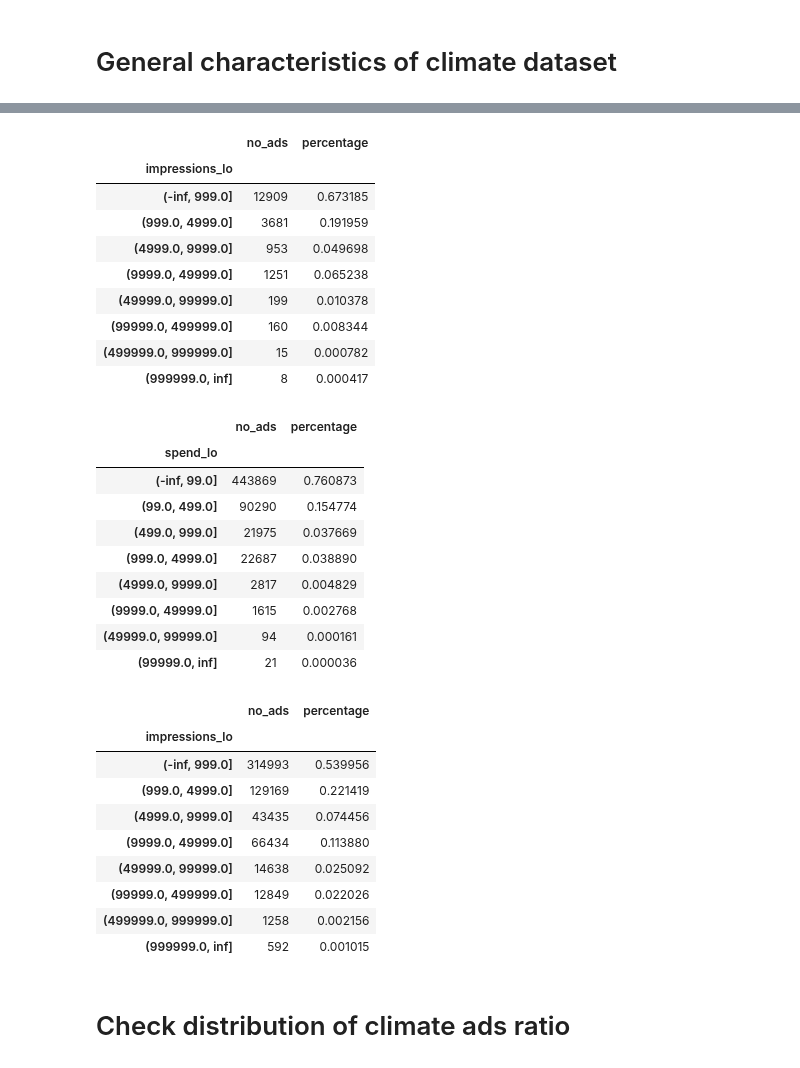
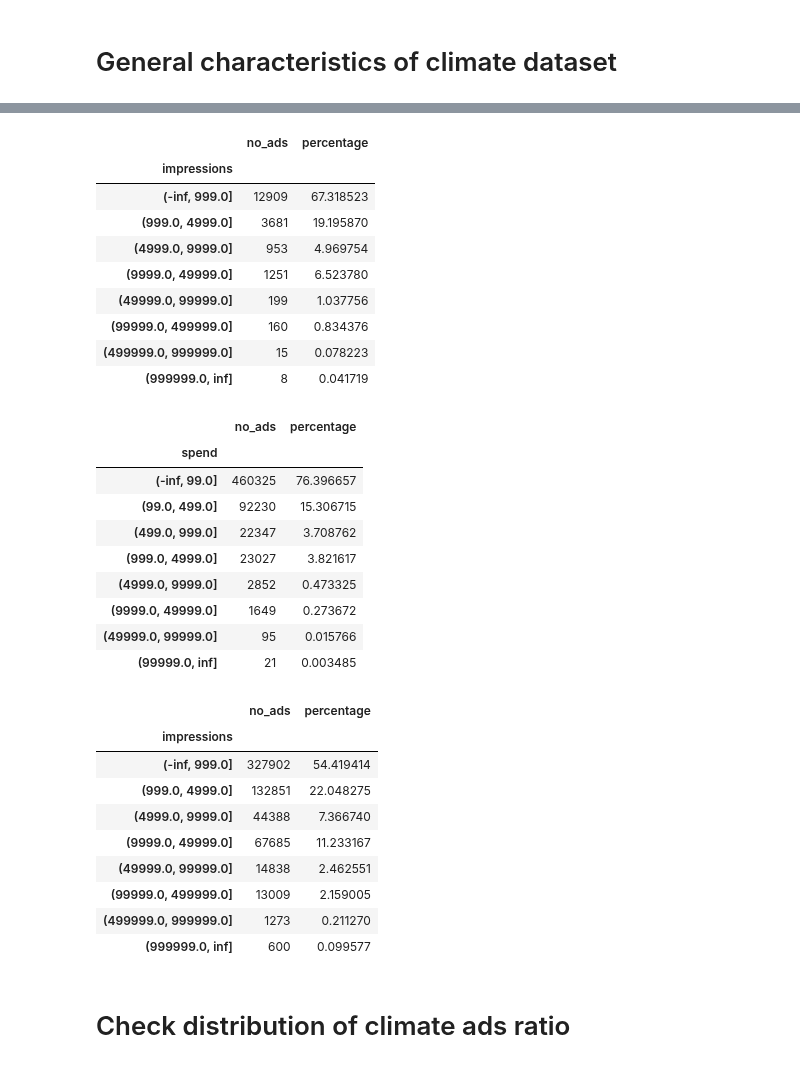
Before and after one commit to lrnz-asnprs/political-ad-api, a Jupyter notebook: notebooks/laurenz_visualizations.ipynb, the cells around one changed output, grey strips where cells are left out. Saved outputs shown, nothing was run; the diff lists cells and outputs as text; code cells hidden in the pictures.

```diff
--- a/notebooks/laurenz_visualizations.ipynb
+++ b/notebooks/laurenz_visualizations.ipynb
@@ -88,71 +160,71 @@ spend_ranges
 '''
 Of CLIMATE ADS
 '''
-impression_ranges = climate_ads.groupby(pd.cut(climate_ads["impressions_lo"],
+impression_ranges = climate_ads.groupby(pd.cut(climate_ads["impressions"],
     bins=[-np.inf, 999, 4999, 9999, 49999, 99999, 499999, 999999, np.inf],
 )).agg(
     no_ads = ("id", "count")
 )
-impression_ranges["percentage"] = impression_ranges["no_ads"].apply(lambda x: x/19176)
+impression_ranges["percentage"] = impression_ranges["no_ads"].apply(lambda x: (x/19176)*100)
 impression_ranges
 # %% [output]
 |  | no_ads | percentage |
-| impressions_lo |  |  |
-| (-inf, 999.0] | 12909 | 0.673185 |
-| (999.0, 4999.0] | 3681 | 0.191959 |
-| (4999.0, 9999.0] | 953 | 0.049698 |
-| (9999.0, 49999.0] | 1251 | 0.065238 |
-| (49999.0, 99999.0] | 199 | 0.010378 |
-| (99999.0, 499999.0] | 160 | 0.008344 |
-| (499999.0, 999999.0] | 15 | 0.000782 |
-| (999999.0, inf] | 8 | 0.000417 |
+| impressions |  |  |
+| (-inf, 999.0] | 12909 | 67.318523 |
+| (999.0, 4999.0] | 3681 | 19.195870 |
+| (4999.0, 9999.0] | 953 | 4.969754 |
+| (9999.0, 49999.0] | 1251 | 6.523780 |
+| (49999.0, 99999.0] | 199 | 1.037756 |
+| (99999.0, 499999.0] | 160 | 0.834376 |
+| (499999.0, 999999.0] | 15 | 0.078223 |
+| (999999.0, inf] | 8 | 0.041719 |
 # %%
 '''
-Of NON CLIMATE ADS
+Of ALL ADS
 '''
 # Make table that shows no of ads in ranges spend
 import numpy as np
 import pandas as pd
-ALL_ads_spend_ranges = non_climate_ads.groupby(pd.cut(non_climate_ads["spend_lo"],
+ALL_ads_spend_ranges = data.groupby(pd.cut(data["spend"],
     bins=[-np.inf, 99, 499, 999, 4999, 9999, 49999, 99999, np.inf],
 )).agg(
     no_ads = ("id", "count")
 )
-ALL_ads_spend_ranges["percentage"] = ALL_ads_spend_ranges["no_ads"].apply(lambda x: x/583368)
+ALL_ads_spend_ranges["percentage"] = ALL_ads_spend_ranges["no_ads"].apply(lambda x: (x/602546)*100)
 ALL_ads_spend_ranges
 # %% [output]
 |  | no_ads | percentage |
-| spend_lo |  |  |
-| (-inf, 99.0] | 443869 | 0.760873 |
-| (99.0, 499.0] | 90290 | 0.154774 |
-| (499.0, 999.0] | 21975 | 0.037669 |
-| (999.0, 4999.0] | 22687 | 0.038890 |
-| (4999.0, 9999.0] | 2817 | 0.004829 |
-| (9999.0, 49999.0] | 1615 | 0.002768 |
-| (49999.0, 99999.0] | 94 | 0.000161 |
-| (99999.0, inf] | 21 | 0.000036 |
+| spend |  |  |
+| (-inf, 99.0] | 460325 | 76.396657 |
+| (99.0, 499.0] | 92230 | 15.306715 |
+| (499.0, 999.0] | 22347 | 3.708762 |
+| (999.0, 4999.0] | 23027 | 3.821617 |
+| (4999.0, 9999.0] | 2852 | 0.473325 |
+| (9999.0, 49999.0] | 1649 | 0.273672 |
+| (49999.0, 99999.0] | 95 | 0.015766 |
+| (99999.0, inf] | 21 | 0.003485 |
 # %%
 '''
-Of NON CLIMATE ADS
+Of ALL ADS
 '''
-ALL_ads_impressions_ranges = non_climate_ads.groupby(pd.cut(non_climate_ads["impressions_lo"],
+ALL_ads_impressions_ranges = data.groupby(pd.cut(data["impressions"],
     bins=[-np.inf, 999, 4999, 9999, 49999, 99999, 499999, 999999, np.inf],
 )).agg(
     no_ads = ("id", "count")
 )
-ALL_ads_impressions_ranges["percentage"] = ALL_ads_impressions_ranges["no_ads"].apply(lambda x: x/583368)
+ALL_ads_impressions_ranges["percentage"] = ALL_ads_impressions_ranges["no_ads"].apply(lambda x: (x/602546)*100)
 ALL_ads_impressions_ranges
 # %% [output]
 |  | no_ads | percentage |
-| impressions_lo |  |  |
-| (-inf, 999.0] | 314993 | 0.539956 |
-| (999.0, 4999.0] | 129169 | 0.221419 |
-| (4999.0, 9999.0] | 43435 | 0.074456 |
-| (9999.0, 49999.0] | 66434 | 0.113880 |
-| (49999.0, 99999.0] | 14638 | 0.025092 |
-| (99999.0, 499999.0] | 12849 | 0.022026 |
-| (499999.0, 999999.0] | 1258 | 0.002156 |
-| (999999.0, inf] | 592 | 0.001015 |
+| impressions |  |  |
+| (-inf, 999.0] | 327902 | 54.419414 |
+| (999.0, 4999.0] | 132851 | 22.048275 |
+| (4999.0, 9999.0] | 44388 | 7.366740 |
+| (9999.0, 49999.0] | 67685 | 11.233167 |
+| (49999.0, 99999.0] | 14838 | 2.462551 |
+| (99999.0, 499999.0] | 13009 | 2.159005 |
+| (499999.0, 999999.0] | 1273 | 0.211270 |
+| (999999.0, inf] | 600 | 0.099577 |
 # %% [markdown]
 # Check distribution of climate ads ratio
 # %%
```
Also changed, not shown: parts of 51 cells of this notebook, 18 other files.
